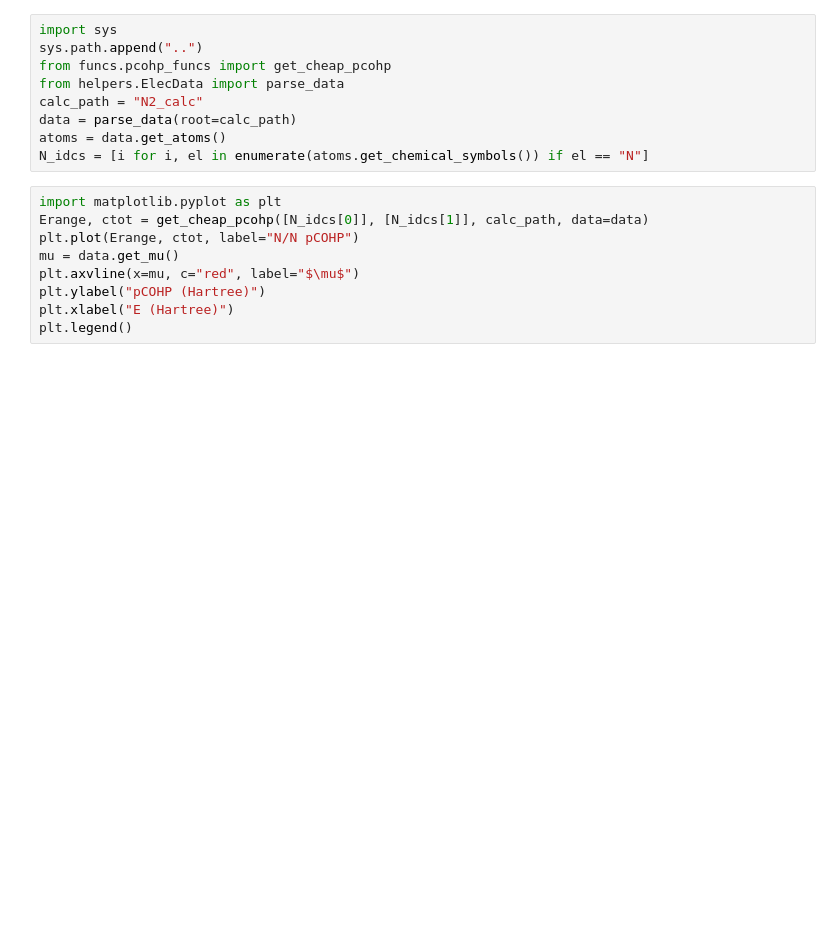
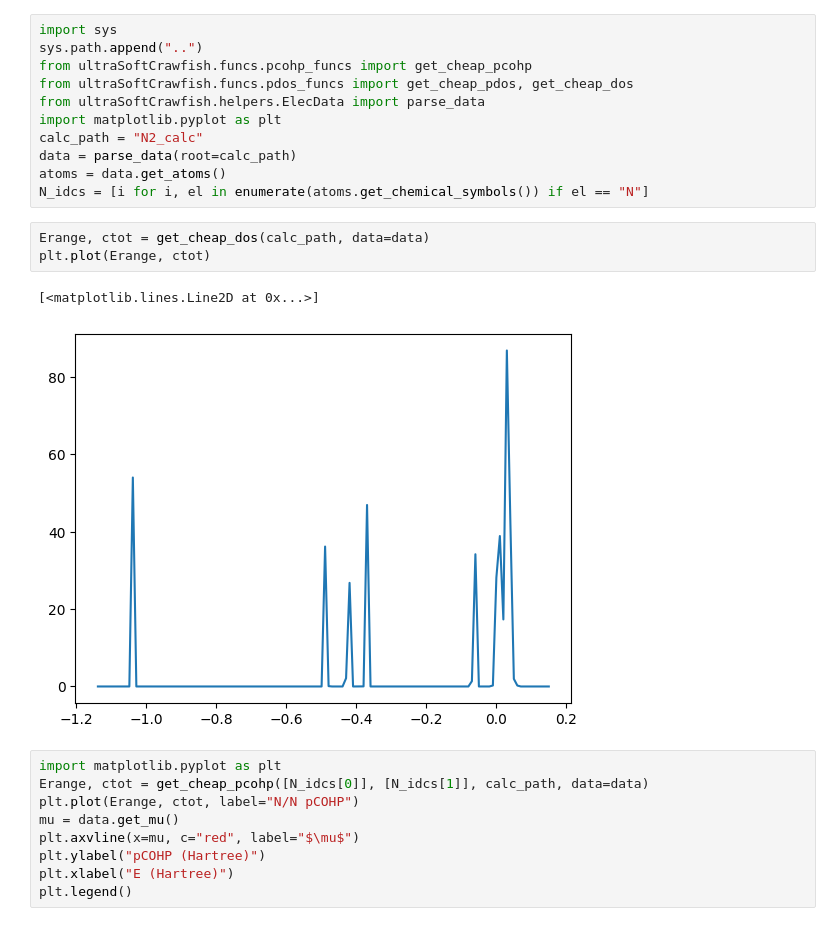
Before and after one commit to benrich37/ultraSoftCrawfish, a Jupyter notebook: examples/N2.ipynb, the cells around one changed output. Saved outputs shown, nothing was run; the diff lists cells and outputs as text; blank space fills up the shorter version.

```diff
--- a/examples/N2.ipynb
+++ b/examples/N2.ipynb
@@ -1,12 +1,20 @@
 # %%
 import sys
 sys.path.append("..")
-from funcs.pcohp_funcs import get_cheap_pcohp
-from helpers.ElecData import parse_data
+from ultraSoftCrawfish.funcs.pcohp_funcs import get_cheap_pcohp
+from ultraSoftCrawfish.funcs.pdos_funcs import get_cheap_pdos, get_cheap_dos
+from ultraSoftCrawfish.helpers.ElecData import parse_data
+import matplotlib.pyplot as plt
 calc_path = "N2_calc"
 data = parse_data(root=calc_path)
 atoms = data.get_atoms()
 N_idcs = [i for i, el in enumerate(atoms.get_chemical_symbols()) if el == "N"]
+# %%
+Erange, ctot = get_cheap_dos(calc_path, data=data)
+plt.plot(Erange, ctot)
+# %% [output]
+[<matplotlib.lines.Line2D at 0x...>]
+[figure, added]
 # %%
 import matplotlib.pyplot as plt
 Erange, ctot = get_cheap_pcohp([N_idcs[0]], [N_idcs[1]], calc_path, data=data)
```
Also changed, not shown: 7 other files.
